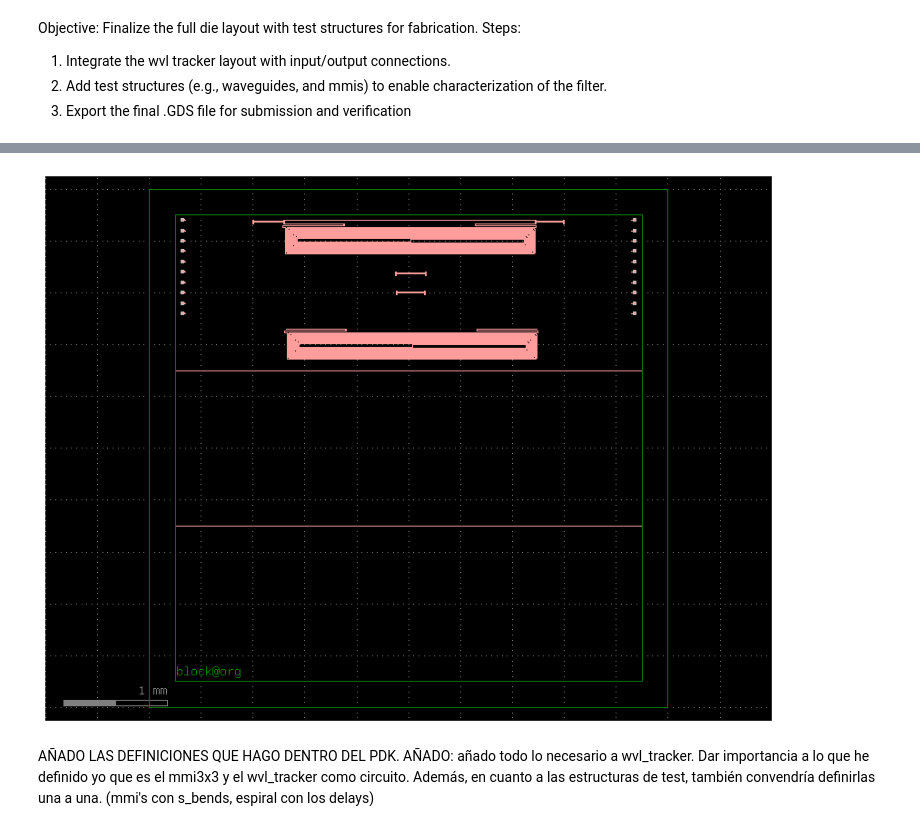
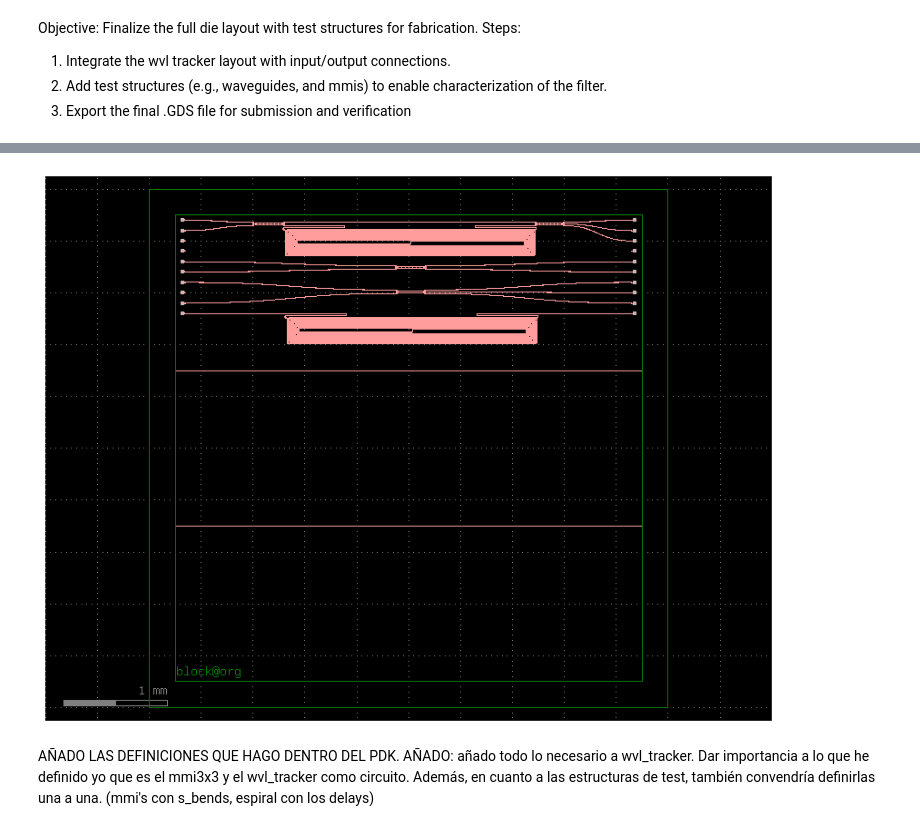
Before and after one commit to mromgar1/pic-upv-lab5-finalproject, a Jupyter notebook: LAYOUT_SOI.ipynb, the cells around one changed output, grey strips where cells are left out. Drawn from its saved outputs; the diff is of its cells as text; code cells hidden in the pictures.

```diff
--- a/LAYOUT_SOI.ipynb
+++ b/LAYOUT_SOI.ipynb
@@ -28,18 +28,58 @@ trench_2.dmovex(die_ref["block@org"].dx).dmovey(die_ref["block@org"].dy + 2*inte
 
 #top
 wvl_tracker_ref_top = main << cells.wvl_tracker()
-wvl_tracker_ref_top.dmovex(die_ref["block@org"].dx + interior/6 ).dmovey(die_ref["block@org"].dy + interior -50 )
+wvl_tracker_ref_top.dmovex(die_ref["block@org"].dx + interior/6 ).dmovey(die_ref["block@org"].dy + interior -70 )
 spiral_test_top = main << cells.spiral_delays_test()
-spiral_test_top.dmovex(die_ref["block@org"].dx + interior/4.2 ).dmovey(trench_2["o1"].dy +400)
+spiral_test_top.dmovex(die_ref["block@org"].dx + interior/4.2 ).dmovey(trench_2["o1"].dy +550)
 gc_der_top = main << gf.components.array(component=gc, columns=1, rows=10, column_pitch=200, row_pitch=100) #caben más, mirar que la distancia es mayor que la fibra
 gc_der_top.mirror_x()
 gc_der_top.dmovex(die_ref["block@org"].dx +100).dmovey(trench_2["o1"].dy + 550)
 gc_izq_top = main << gf.components.array(component=gc, columns=1, rows=10, column_pitch=200, row_pitch=100)
 gc_izq_top.dmovex(die_ref["block@org"].dx + interior - 100).dmovey(trench_2["o1"].dy + 550)
 mmi95_top = main << cells.mmi_2x2_test(length_mmi_2x2= length_mmi_95_top)
-mmi95_top.dmovex( die_ref["block@org"].dx + interior/2 -length_mmi_95_top/2).dmovey( wvl_tracker_ref_top["o1"].dy - 350 -150) #350 aprox wvl_tracker height
+mmi95_top.dmovex( die_ref["block@org"].dx + interior/2 -length_mmi_95_top/2).dmovey( wvl_tracker_ref_top["o1"].dy - 320 -100) #320 aprox wvl_tracker height
 mmi33_top = main << cells.mmi_3x3_test(length_mmi_3x3= length_mmi_33_top)
-mmi33_top.dmovex( die_ref["block@org"].dx + interior/2 -length_mmi_33_top/2).dmovey( mmi95_top["o2"].dy  -150)
+mmi33_top.dmovex( die_ref["block@org"].dx + interior/2 -length_mmi_33_top/2).dmovey( mmi95_top["o2"].dy  -200)
+
+gf.routing.route_single_sbend(main,port1=gc_der_top['o1_10_1'], port2=wvl_tracker_ref_top['o1'], cross_section="strip")
+gf.routing.route_single_sbend(main,port1=wvl_tracker_ref_top['o3'], port2=gc_izq_top['o1_10_1'], cross_section="strip")
+gf.routing.route_single_sbend(main,port1=gc_der_top['o1_9_1'], port2=wvl_tracker_ref_top['o2'], cross_section="strip")
+gf.routing.route_single_sbend(main,port1=wvl_tracker_ref_top['o4'], port2=gc_izq_top['o1_9_1'], cross_section="strip")
+gf.routing.route_single_sbend(main,port1=wvl_tracker_ref_top['o5'], port2=gc_izq_top['o1_8_1'], cross_section="strip")
+
+gf.routing.route_single_sbend(main,port1=gc_der_top['o1_6_1'], port2=mmi95_top['o1'], cross_section="strip")
+gf.routing.route_single_sbend(main,port1=mmi95_top['o3'], port2=gc_izq_top['o1_6_1'], cross_section="strip")
+gf.routing.route_single_sbend(main,port1=gc_der_top['o1_5_1'], port2=mmi95_top['o2'], cross_section="strip")
+gf.routing.route_single_sbend(main,port1=mmi95_top['o4'], port2=gc_izq_top['o1_5_1'], cross_section="strip")
+
+gf.routing.route_single_sbend(main,port1=gc_der_top['o1_4_1'], port2=mmi33_top['o1'], cross_section="strip")
+gf.routing.route_single_sbend(main,port1=mmi33_top['o3'], port2=gc_izq_top['o1_4_1'], cross_section="strip")
+gf.routing.route_single_sbend(main,port1=mmi33_top['o4'], port2=gc_izq_top['o1_3_1'], cross_section="strip")
+gf.routing.route_single_sbend(main,port1=gc_der_top['o1_2_1'], port2=mmi33_top['o2'], cross_section="strip")
+gf.routing.route_single_sbend(main,port1=mmi33_top['o5'], port2=gc_izq_top['o1_2_1'], cross_section="strip")
+
+gf.routing.route_single_sbend(main,port1=gc_der_top['o1_1_1'], port2=spiral_test_top['o1'], cross_section="strip")
+gf.routing.route_single_sbend(main,port1=spiral_test_top['o2'], port2=gc_izq_top['o1_1_1'], cross_section="strip")
+
+
+
+
+
+
+
+
+
+
+
+
+
+
+
+
+
+
+#main.add_ports(gc_izq_top)
+#main.draw_ports()
 main.plot()
 main.show()
 # %% [output]
@@ -47,4 +87,4 @@ main.show()
-[figure, old version]
+[figure, new version]
 # %% [markdown]
 AÑADO LAS DEFINICIONES QUE HAGO DENTRO DEL PDK. AÑADO: añado todo lo necesario a wvl_tracker. Dar importancia a lo que he definido yo que es el mmi3x3 y el wvl_tracker como circuito. Además, en cuanto a las estructuras de test, también convendría definirlas una a una. (mmi's con s_bends, espiral con los delays)
 # %%
```
Also changed, not shown: parts of 1 cell of this notebook.
